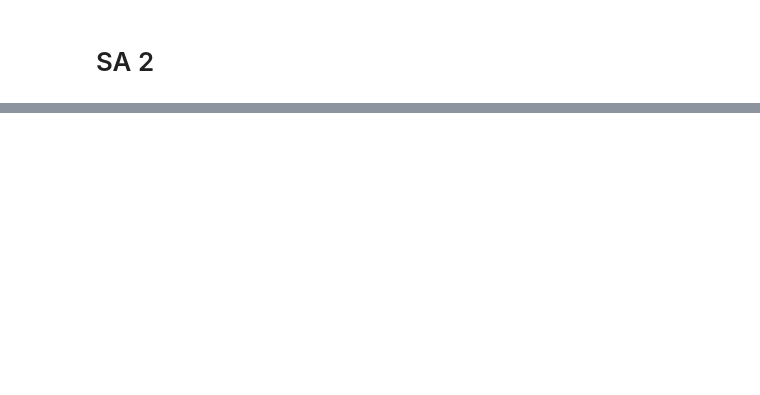
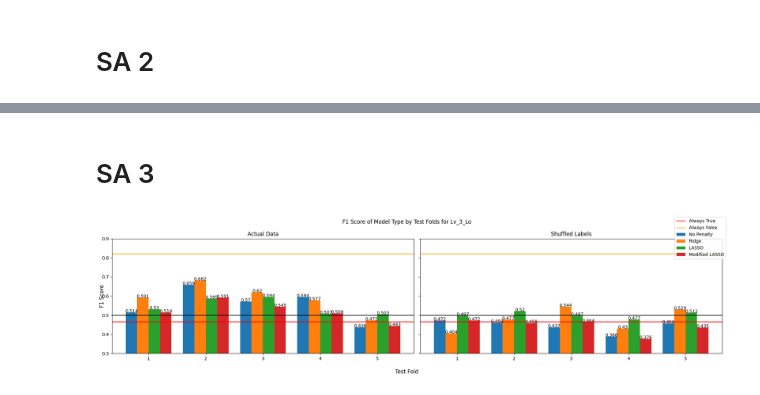
Before and after one commit to jaspershen21/jshen_DLA, a Jupyter notebook: graphing_raw_SA.ipynb, the cells around one changed output, grey strips where cells are left out. Cells and saved outputs as stored; diff of their text form; code cells hidden in the pictures; blank space fills up the shorter version.

```diff
--- a/graphing_raw_SA.ipynb
+++ b/graphing_raw_SA.ipynb
@@ -173,0 +191,6 @@ array([[False, False],
+# %% [markdown]
+# SA 3
+# %%
+graph_folds(all_f1_scores, all_f1_scores_shuffled, predictors_df, outcomes_df, "Lv_3_Lo", "F1 Score")
+# %% [output]
+[figure, added]
```
Also changed, not shown: parts of 19 cells of this notebook.
